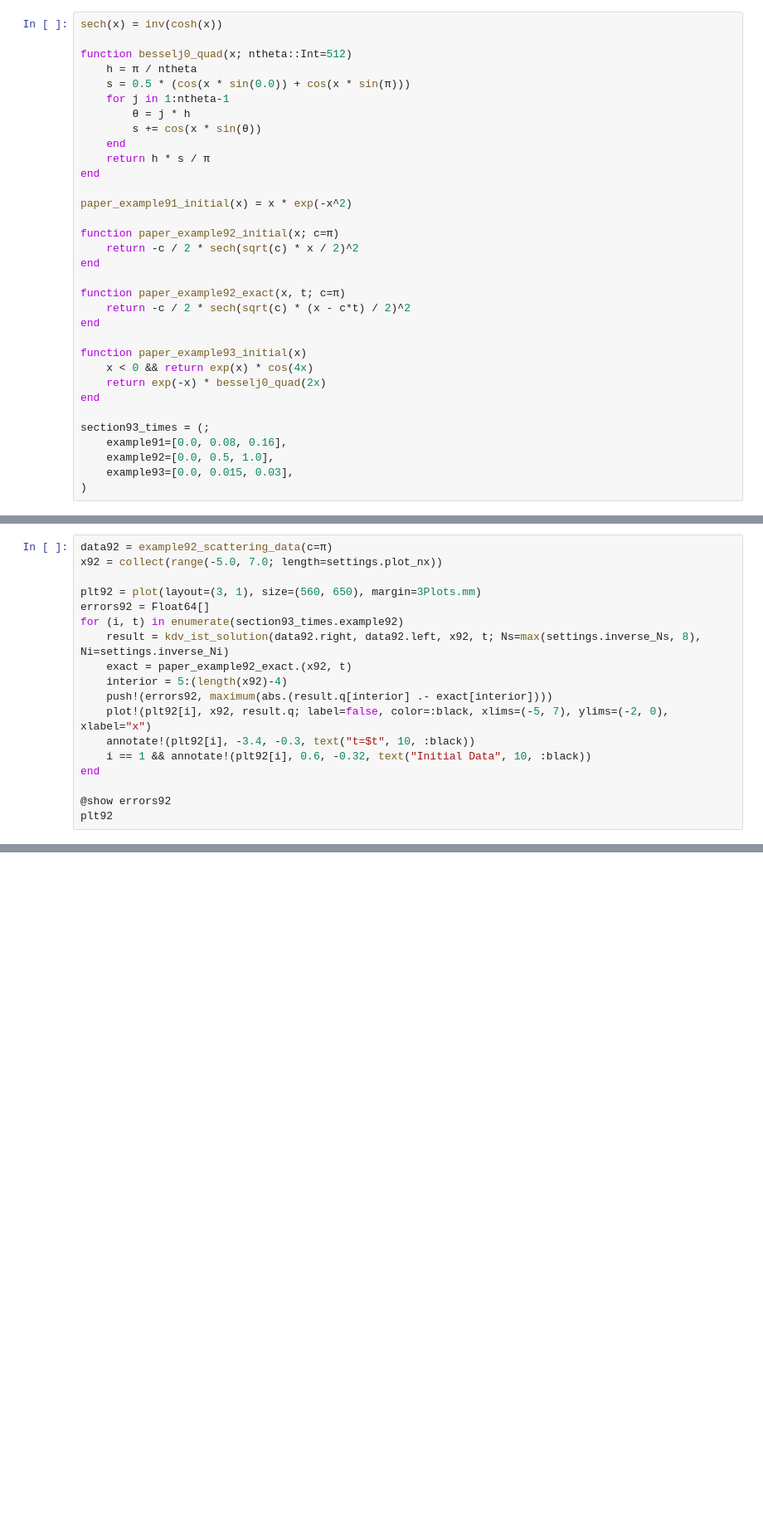
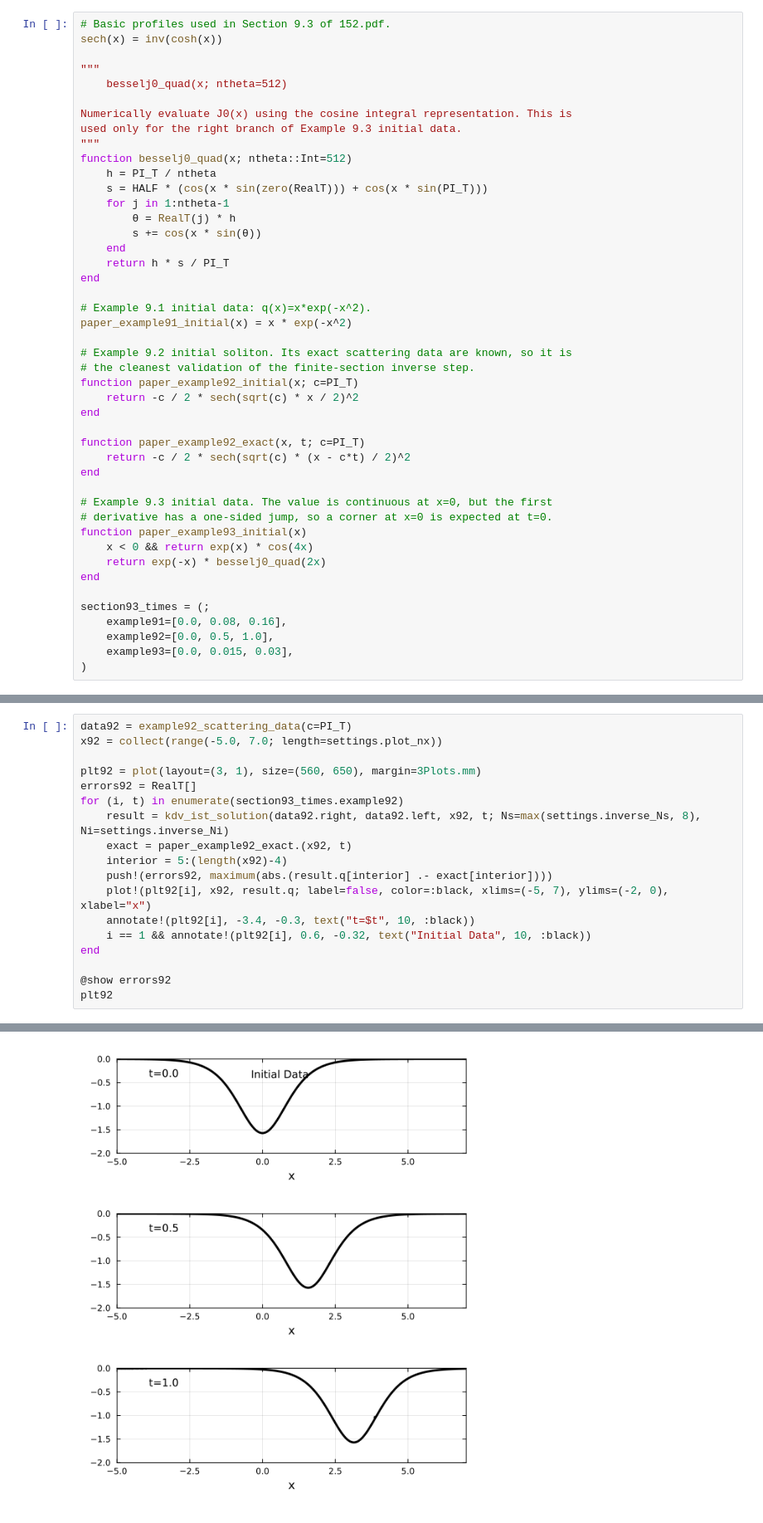
Before and after one commit to wfudong/NumIST, a Jupyter notebook: ISTM_finite_section_KdV.ipynb, the cells around one changed output, grey strips where cells are left out. Shown at 83% size. Drawn from its saved outputs; the diff is of its cells as text; blank space fills up the shorter version.

```diff
--- a/ISTM_finite_section_KdV.ipynb
+++ b/ISTM_finite_section_KdV.ipynb
@@ -72,28 +91,40 @@ repo_root, settings
 
 The notebook uses small Julia functions for the Section 9.3 initial data and exact Example 9.2 soliton. The Bessel function in Example 9.3 is evaluated through the integral representation used in the earlier notes.
 # %%
+# Basic profiles used in Section 9.3 of 152.pdf.
 sech(x) = inv(cosh(x))
 
+"""
+    besselj0_quad(x; ntheta=512)
+
+Numerically evaluate J0(x) using the cosine integral representation. This is
+used only for the right branch of Example 9.3 initial data.
+"""
 function besselj0_quad(x; ntheta::Int=512)
-    h = π / ntheta
-    s = 0.5 * (cos(x * sin(0.0)) + cos(x * sin(π)))
+    h = PI_T / ntheta
+    s = HALF * (cos(x * sin(zero(RealT))) + cos(x * sin(PI_T)))
     for j in 1:ntheta-1
-        θ = j * h
+        θ = RealT(j) * h
         s += cos(x * sin(θ))
     end
-    return h * s / π
+    return h * s / PI_T
 end
 
+# Example 9.1 initial data: q(x)=x*exp(-x^2).
 paper_example91_initial(x) = x * exp(-x^2)
 
-function paper_example92_initial(x; c=π)
+# Example 9.2 initial soliton. Its exact scattering data are known, so it is
+# the cleanest validation of the finite-section inverse step.
+function paper_example92_initial(x; c=PI_T)
     return -c / 2 * sech(sqrt(c) * x / 2)^2
 end
 
-function paper_example92_exact(x, t; c=π)
+function paper_example92_exact(x, t; c=PI_T)
     return -c / 2 * sech(sqrt(c) * (x - c*t) / 2)^2
 end
 
+# Example 9.3 initial data. The value is continuous at x=0, but the first
+# derivative has a one-sided jump, so a corner at x=0 is expected at t=0.
 function paper_example93_initial(x)
     x < 0 && return exp(x) * cos(4x)
     return exp(-x) * besselj0_quad(2x)
@@ -683,11 +906,11 @@ end
 
 This example has exact scattering data, so it is the best validation of the finite-section inverse step. The acceptance target is a maximum error below $10^{-3}$ on the plotted interval.
 # %%
-data92 = example92_scattering_data(c=π)
+data92 = example92_scattering_data(c=PI_T)
 x92 = collect(range(-5.0, 7.0; length=settings.plot_nx))
 
 plt92 = plot(layout=(3, 1), size=(560, 650), margin=3Plots.mm)
-errors92 = Float64[]
+errors92 = RealT[]
 for (i, t) in enumerate(section93_times.example92)
     result = kdv_ist_solution(data92.right, data92.left, x92, t; Ns=max(settings.inverse_Ns, 8), Ni=settings.inverse_Ni)
     exact = paper_example92_exact.(x92, t)
@@ -700,3 +923,4 @@ end
 
 @show errors92
 plt92
+# %% [output]
@@ -703,3 +928,4 @@ plt92
+[figure, added]
 # %% [markdown]
 ## Example 9.1: direct scattering from $q(x)=xe^{-x^2}$
 
```
Also changed, not shown: parts of 12 cells of this notebook, 32 other files.
